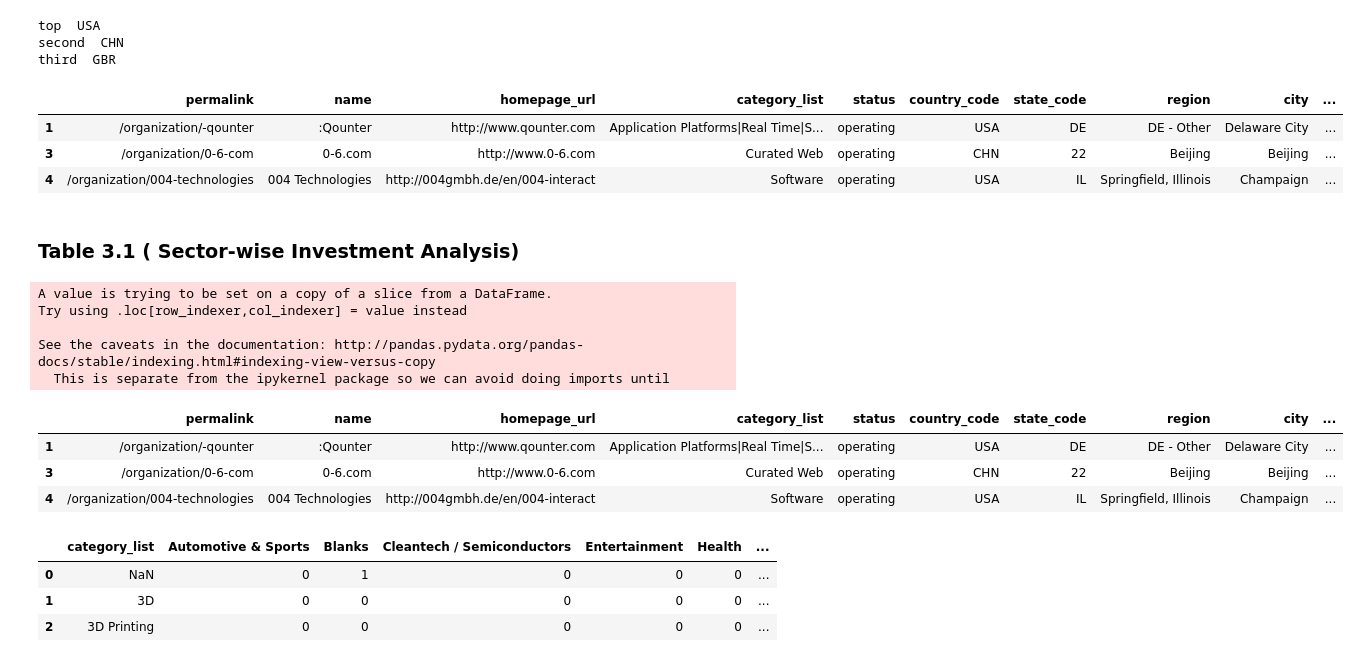
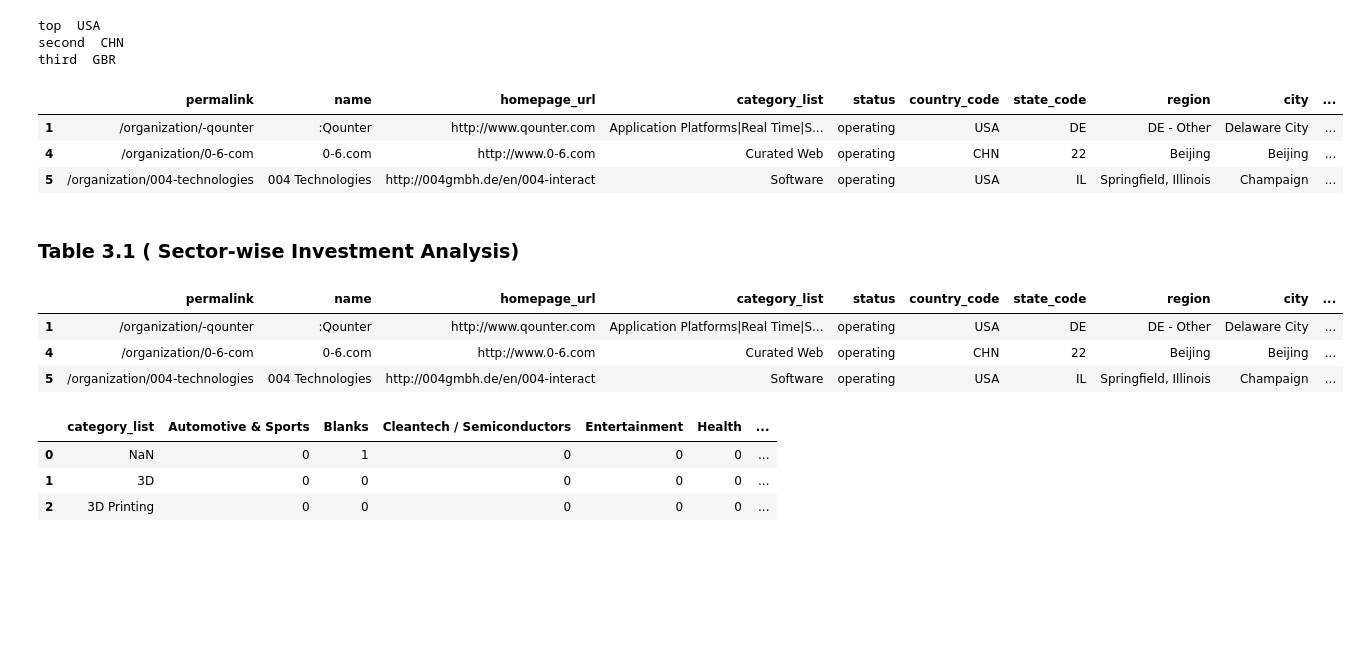
Before and after one commit to ab9bhatia/PythonScripts, a Jupyter notebook: scripts/Spark_Funds_Project.ipynb, the cells around one changed output. Drawn from its saved outputs; the diff is of its cells as text; code cells hidden in the pictures; blank space fills up the shorter version.

```diff
--- a/scripts/Spark_Funds_Project.ipynb
+++ b/scripts/Spark_Funds_Project.ipynb
@@ -97,7 +99,7 @@ private_equity 73308593.02944215
 #### Q5. Considering that Spark Funds wants to invest between 5 to 15 million USD per  investment round, which investment type is the most suitable for them?
 # %%
 ## [['']] double brackets are used to keep the dataframe , if we use [''], it will be converted into series
-most_suitable = rounds2.groupby(by='funding_round_type')[['raised_amount_usd']].mean()
+most_suitable = master_frame.groupby(by='funding_round_type')[['raised_amount_usd']].mean()
 most_suitable = most_suitable[(most_suitable.raised_amount_usd >= 5000000) & (most_suitable.raised_amount_usd <= 15000000)]
 most_suitable
 # %% [output]
@@ -105,7 +107,7 @@ most_suitable
 | funding_round_type |  |
 | venture | 1.174895e+07 |
 # %%
-# Filter the rounds2 dataset based on the above conditions(funding_round_type)
-rounds2_filtered = rounds2[rounds2.funding_round_type == most_suitable.index[0]]
-rounds2_filtered.head(3)
+# Filter the master_frame dataset based on the above conditions(funding_round_type)
+master_frame_filtered = master_frame[master_frame.funding_round_type == most_suitable.index[0]]
+master_frame_filtered.head(3)
 # %% [output]
@@ -117,8 +119,7 @@ rounds2_filtered.head(3)
 ### Table 3.1 ( Analysing the Top 3 English-Speaking Countries)
 #### Q1/2/3. Top/Second/Third English speaking country ?
 # %%
-merged9 = pd.merge(left = rounds2_filtered,right = companies, how ='inner', left_on='company_permalink',right_on='permalink')
-top9 = merged9.groupby('country_code')['raised_amount_usd'].sum().sort_values(ascending=False)[0:9]
+top9 = master_frame_filtered.groupby('country_code')['raised_amount_usd'].sum().sort_values(ascending=False)[0:9]
 # combined top9.index[0:3]
 top = top9.index[0]
 second = top9.index[1]
@@ -131,31 +132,26 @@ top  USA
 second  CHN
 third  GBR
 # %%
-# Filter companies dataset based on top3 invested countries
-companies_filtered = companies.loc[companies.country_code.isin(top9.index[0:3])]
-companies_filtered.head(3)
+# Filter companies dataset based on top 3 english speaking countries
+master_frame_filtered = master_frame_filtered.loc[master_frame_filtered.country_code.isin(top9.index[0:3])]
+master_frame_filtered.head(3)
 # %% [output]
 |  | permalink | name | homepage_url | category_list | status | country_code | state_code | region | city | ... |
 | 1 | /organization/-qounter | :Qounter | http://www.qounter.com | Application Platforms|Real Time|S... | operating | USA | DE | DE - Other | Delaware City | ... |
-| 3 | /organization/0-6-com | 0-6.com | http://www.0-6.com | Curated Web | operating | CHN | 22 | Beijing | Beijing | ... |
-| 4 | /organization/004-technologies | 004 Technologies | http://004gmbh.de/en/004-interact | Software | operating | USA | IL | Springfield, Illinois | Champaign | ... |
+| 4 | /organization/0-6-com | 0-6.com | http://www.0-6.com | Curated Web | operating | CHN | 22 | Beijing | Beijing | ... |
+| 5 | /organization/004-technologies | 004 Technologies | http://004gmbh.de/en/004-interact | Software | operating | USA | IL | Springfield, Illinois | Champaign | ... |
 # %% [markdown]
 ### Table 3.1 ( Sector-wise Investment Analysis)
 # %%
 # first string before the | will be considered the primary sector.
 # Add the new column in companies_filtered dataframe named as 'primary_sector'
-companies_filtered['primary_sector'] = companies_filtered['category_list'].str.split('|').str.get(0)
-companies_filtered.head(3)
+master_frame_filtered['primary_sector'] = master_frame_filtered['category_list'].str.split('|').str.get(0)
+master_frame_filtered.head(3)
 # %% [output]
-A value is trying to be set on a copy of a slice from a DataFrame.
-Try using .loc[row_indexer,col_indexer] = value instead
-
-See the caveats in the documentation: http://pandas.pydata.org/pandas-docs/stable/indexing.html#indexing-view-versus-copy
-  This is separate from the ipykernel package so we can avoid doing imports until
 |  | permalink | name | homepage_url | category_list | status | country_code | state_code | region | city | ... |
 | 1 | /organization/-qounter | :Qounter | http://www.qounter.com | Application Platforms|Real Time|S... | operating | USA | DE | DE - Other | Delaware City | ... |
-| 3 | /organization/0-6-com | 0-6.com | http://www.0-6.com | Curated Web | operating | CHN | 22 | Beijing | Beijing | ... |
-| 4 | /organization/004-technologies | 004 Technologies | http://004gmbh.de/en/004-interact | Software | operating | USA | IL | Springfield, Illinois | Champaign | ... |
+| 4 | /organization/0-6-com | 0-6.com | http://www.0-6.com | Curated Web | operating | CHN | 22 | Beijing | Beijing | ... |
+| 5 | /organization/004-technologies | 004 Technologies | http://004gmbh.de/en/004-interact | Software | operating | USA | IL | Springfield, Illinois | Champaign | ... |
 # %%
 mapping =  pd.read_csv(dirpath+file3,encoding='iso-8859-1') # Use 'iso-8859-1' for accented characters
 mapping.head(3)
```
Also changed, not shown: parts of 22 cells of this notebook.
